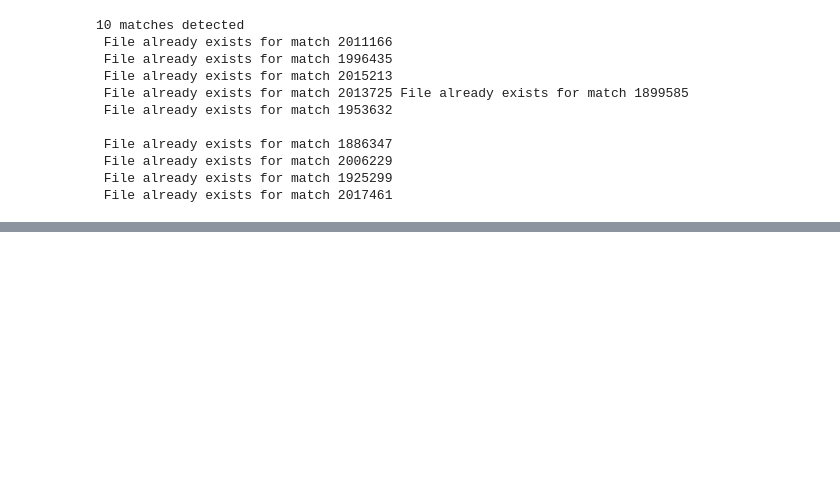
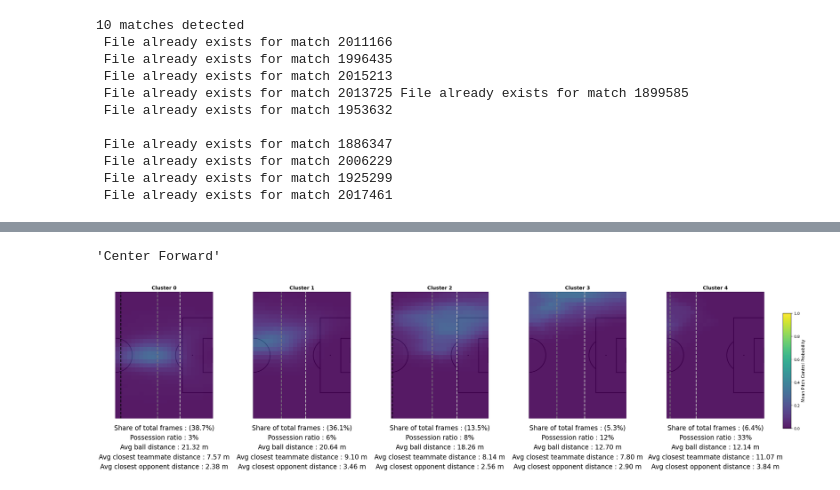
Before and after one commit to TustiWutsi/analytics_cup_research, a Jupyter notebook: submission.ipynb, the cells around one changed output, grey strips where cells are left out. Drawn from its saved outputs; the diff is of its cells as text; code cells hidden in the pictures; blank space fills up the shorter version.

Commit message:
add clustering functions and plots

```diff
--- a/submission.ipynb
+++ b/submission.ipynb
@@ -119,0 +134,15 @@ process_all_matches_parallel(
+# %%
+# RUN ON ALL MATCHES AND SAVE OUTPUTS
+
+X, meta, frames_inputs = prepare_clustering_features_all_matches(
+    player_position=player_position,
+    game_situation=game_situation
+)
+# %%
+meta_clusters = predict_clusters(
+    player_position=player_position,
+    game_situation=game_situation,
+    X=X,
+    meta=meta,
+    local=False
+)
@@ -119,0 +158,11 @@ process_all_matches_parallel(
+# %%
+meta_clusters.player_position_role.iloc[0]
+# %% [output]
+'Center Forward'
+# %%
+plot_cluster_summary_pitch_control(
+    results=frames_inputs,
+    meta=meta_clusters
+)
+# %% [output]
+[figure, added]
```
Also changed, not shown: parts of 7 cells of this notebook, 6 other files.
